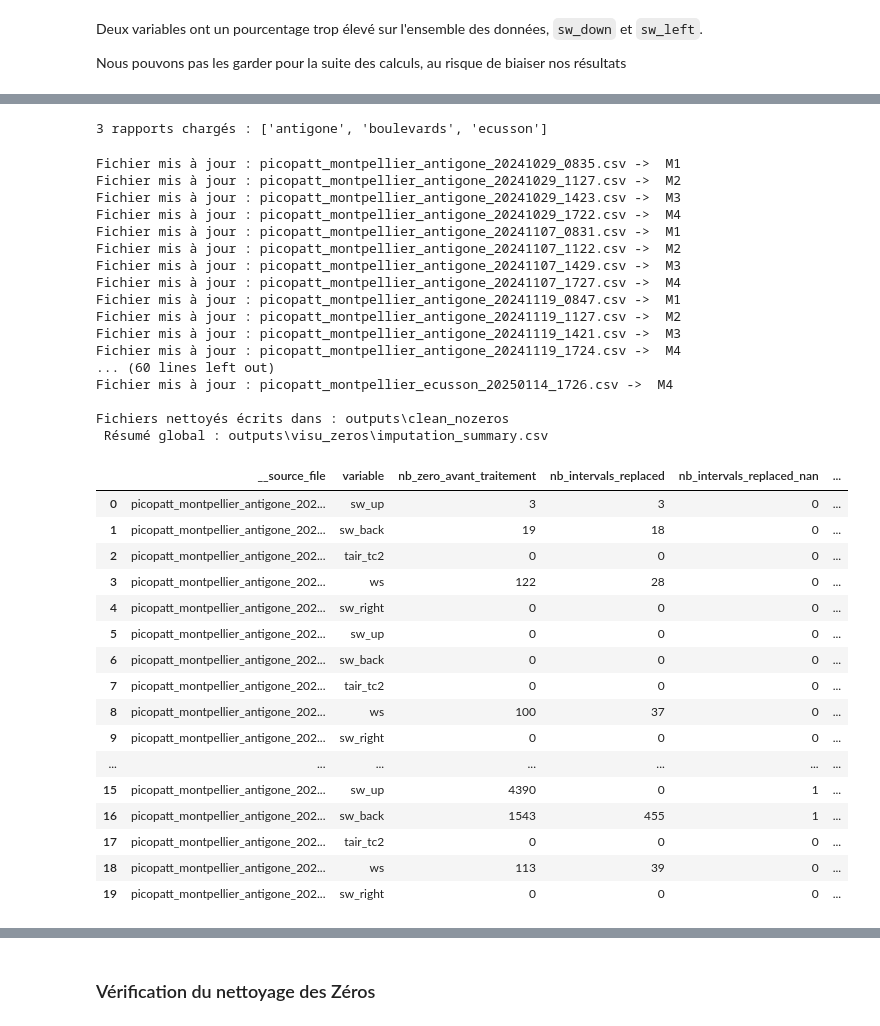
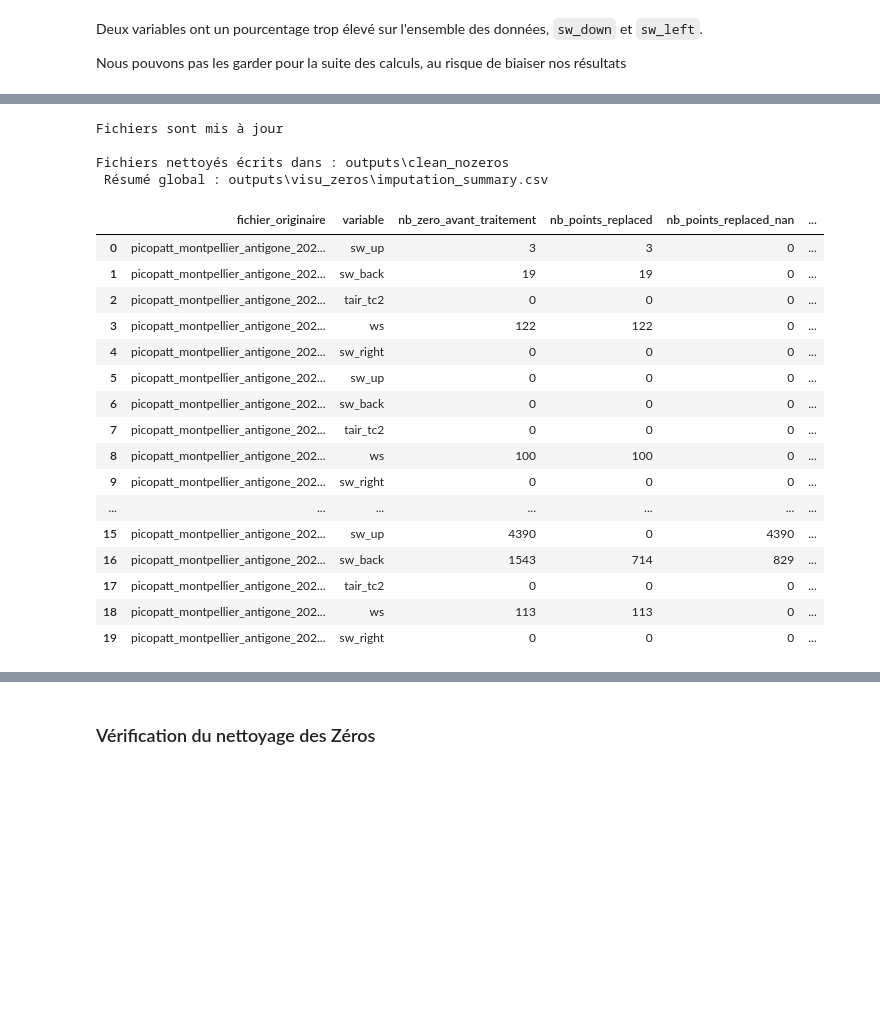
Before and after one commit to bouyaka34/TER-Picopatt, a Jupyter notebook: NoZero.ipynb, the cells around one changed output, grey strips where cells are left out. Saved outputs shown, nothing was run; the diff lists cells and outputs as text; code cells hidden in the pictures; blank space fills up the shorter version.

```diff
--- a/NoZero.ipynb
+++ b/NoZero.ipynb
@@ -26,7 +26,6 @@ pd.set_option("display.max_columns", 200)
 Lecture de tous les fichiers de données (.csv, .xlsx) du dossier `dataproc` dans un seul tableau, nettoyage des colonnes, puis vérification de la couverture temporelle et la répartition des mesures et ajout des colonnes `M_slot` (créneau horaire) et `date`.
 # %%
 raw = fc.load_all(DATA_DIR, False)
-
 # Résumé
 print("Chargement terminé.")
 print("Couverture :", raw['date'].min(), "->", raw['date'].max())
@@ -37,6 +36,7 @@ print(
        .fillna(0)
        .astype(int)
 )
+raw.rename(columns={"__source_file": "fichier_originaire"}, inplace=True)
 # %% [output]
 Chargement terminé.
 Couverture : 2024-10-29 -> 2025-01-16
@@ -361,17 +361,4 @@ def zeros_intervals_for_track(raw: pd.DataFrame, track_name: str, cols=None, min
     return out
-# %%
-# Chargement de tous les rapports de zéros (hors intervalles)
-reports = {}
-for p in VZERO.glob("zeros_*.csv"):
-    if "intervalles" in p.name:
-        continue  # on saute les fichiers d'intervalles
-    df = pd.read_csv(p)
-    track = p.stem.replace("zeros_", "")
-    reports[track] = df
-
-print(f"{len(reports)} rapports chargés : {list(reports.keys())}")
-# %% [output]
-3 rapports chargés : ['antigone', 'boulevards', 'ecusson']
 # %%
 # Variables à traiter uniquement
 VARS_TO_IMPUTE = ("sw_up","sw_back","tair_tc2","ws","sw_right")
@@ -425,7 +412,7 @@ def _replace_zero_runs_with_endpoints_mean(s: pd.Series, max_run: int = 30) -> p
 CLEAN_DIR = OUTPUT_DIR / "clean_nozeros"
 fc.create_folder(CLEAN_DIR)
 
-def process_file_block(df_file: pd.DataFrame,
+def nozero(df_file: pd.DataFrame,
                        vars_to_impute=VARS_TO_IMPUTE,
                        max_run: int = MAX_RUN) -> tuple[pd.DataFrame, list[dict]]:
     """
@@ -446,15 +433,15 @@ def process_file_block(df_file: pd.DataFrame,
         # Si la colonne n'existe pas dans ce fichier
         if col not in df_out.columns:
             summary.append({
-                "__source_file": df_out["__source_file"].iloc[0],
+                "fichier_originaire": df_out["fichier_originaire"].iloc[0],
                 "variable": col,
                 "nb_zero_avant_traitement": 0,
                 "nb_intervals_replaced": 0,
                 "nb_intervals_replaced_nan": 0,
                 "nb_points_replaced": 0,
                 "nb_points_replaced_nan": 0,
-                "index_intervals_replaced": [],
-                "index_intervals_replaced_nan": [],
+                "index_replaced": [],
+                "index_replaced_nan": [],
                 "note": "colonne absente"
             })
             continue
@@ -482,8 +469,8 @@ def process_file_block(df_file: pd.DataFrame,
         nb_intervals_replaced_nan = 0
         nb_points_replaced = 0
         nb_points_replaced_nan = 0
-        index_intervals_replaced = []
-        index_intervals_replaced_nan = []
+        index_replaced = []
+        index_replaced_nan = []
 
         for i0, i1 in zip(starts, ends):
             run_len = i1 - i0 + 1
@@ -493,24 +480,22 @@ def process_file_block(df_file: pd.DataFrame,
             if block_after.notna().all():
                 nb_intervals_replaced += 1
                 nb_points_replaced += run_len
-                index_intervals_replaced.append(run_str)
+                index_replaced.append(run_str)
 
             else:
                 nb_intervals_replaced_nan += 1
                 nb_points_replaced_nan += run_len
-                index_intervals_replaced_nan.append(run_str)
+                index_replaced_nan.append(run_str)
 
 
         summary.append({
-            "__source_file": df_out["__source_file"].iloc[0],
+            "fichier_originaire": df_out["fichier_originaire"].iloc[0],
             "variable": col,
             "nb_zero_avant_traitement": int(nb_zero_avant_traitement),
-            "nb_intervals_replaced": int(nb_intervals_replaced),
-            "nb_intervals_replaced_nan": int(nb_intervals_replaced_nan),
             "nb_points_replaced": int(nb_points_replaced),
             "nb_points_replaced_nan": int(nb_points_replaced_nan),
-            "index_intervals_replaced": index_intervals_replaced,
-            "index_intervals_replaced_nan": index_intervals_replaced_nan
+            "index_replaced": index_replaced,
+            "index_replaced_nan": index_replaced_nan
         })
 
     return df_out, summary
@@ -518,67 +503,55 @@ def process_file_block(df_file: pd.DataFrame,
 # Boucle globale : traitement de tous les fichiers
 all_summ = []
 
-for src, df_file in raw.groupby("__source_file", sort=False):
+for src, df_file in raw.groupby("fichier_originaire", sort=False):
     #  Nettoyage et imputation des zéros
-    df_clean, summ = process_file_block(df_file, vars_to_impute=VARS_TO_IMPUTE, max_run=MAX_RUN)
+    df_clean, summ = nozero(df_file, vars_to_impute=VARS_TO_IMPUTE, max_run=MAX_RUN)
     all_summ.extend(summ)
 
     #  Attribution du M_slot (pour l’hiver)
     mslot = fc.assign_mslot_from_filename_winter(src)
     df_clean["M_slot"] = mslot
 
-    # Sauvegarde ( on écrase toujours pour forcer la mise à jour du M_slot)
+    # Sauvegarde
     out_path = CLEAN_DIR / src
     df_clean.to_csv(out_path, index=False)
-    print(f"Fichier mis à jour : {out_path.name} ->  {mslot}")
+
+print("Fichiers sont mis à jour")
 
 # Export du résumé global
 summary_df = pd.DataFrame(all_summ)
 summary_path = VZERO / "imputation_summary.csv"
 summary_df.to_csv(summary_path, index=False)
 
 #  Synthèse rapide
 print(f"\nFichiers nettoyés écrits dans : {CLEAN_DIR}")
 print(f" Résumé global : {summary_path}\n")
 
 display(summary_df.head(20))
 
 # Vue d'ensemble par variable
 print("Résumé global des imputations par variable :")
-print(summary_df.groupby("variable")[["nb_intervals_replaced", "nb_intervals_replaced_nan", "nb_points_replaced", "nb_points_replaced_nan"]].sum())
+print(summary_df.groupby("variable")[["nb_zero_avant_traitement","nb_points_replaced", "nb_points_replaced_nan"]].sum())
 # %% [output]
-Fichier mis à jour : picopatt_montpellier_antigone_20241029_0835.csv ->  M1
-Fichier mis à jour : picopatt_montpellier_antigone_20241029_1127.csv ->  M2
-Fichier mis à jour : picopatt_montpellier_antigone_20241029_1423.csv ->  M3
-Fichier mis à jour : picopatt_montpellier_antigone_20241029_1722.csv ->  M4
-Fichier mis à jour : picopatt_montpellier_antigone_20241107_0831.csv ->  M1
-Fichier mis à jour : picopatt_montpellier_antigone_20241107_1122.csv ->  M2
-Fichier mis à jour : picopatt_montpellier_antigone_20241107_1429.csv ->  M3
-Fichier mis à jour : picopatt_montpellier_antigone_20241107_1727.csv ->  M4
-Fichier mis à jour : picopatt_montpellier_antigone_20241119_0847.csv ->  M1
-Fichier mis à jour : picopatt_montpellier_antigone_20241119_1127.csv ->  M2
-Fichier mis à jour : picopatt_montpellier_antigone_20241119_1421.csv ->  M3
-Fichier mis à jour : picopatt_montpellier_antigone_20241119_1724.csv ->  M4
-... (60 lines left out)
-Fichier mis à jour : picopatt_montpellier_ecusson_20250114_1726.csv ->  M4
+Fichiers sont mis à jour
 
 Fichiers nettoyés écrits dans : outputs\clean_nozeros
  Résumé global : outputs\visu_zeros\imputation_summary.csv
-|  | __source_file | variable | nb_zero_avant_traitement | nb_intervals_replaced | nb_intervals_replaced_nan | ... |
+|  | fichier_originaire | variable | nb_zero_avant_traitement | nb_points_replaced | nb_points_replaced_nan | ... |
 | 0 | picopatt_montpellier_antigone_202... | sw_up | 3 | 3 | 0 | ... |
-| 1 | picopatt_montpellier_antigone_202... | sw_back | 19 | 18 | 0 | ... |
+| 1 | picopatt_montpellier_antigone_202... | sw_back | 19 | 19 | 0 | ... |
 | 2 | picopatt_montpellier_antigone_202... | tair_tc2 | 0 | 0 | 0 | ... |
-| 3 | picopatt_montpellier_antigone_202... | ws | 122 | 28 | 0 | ... |
+| 3 | picopatt_montpellier_antigone_202... | ws | 122 | 122 | 0 | ... |
 | 4 | picopatt_montpellier_antigone_202... | sw_right | 0 | 0 | 0 | ... |
 | 5 | picopatt_montpellier_antigone_202... | sw_up | 0 | 0 | 0 | ... |
 | 6 | picopatt_montpellier_antigone_202... | sw_back | 0 | 0 | 0 | ... |
 | 7 | picopatt_montpellier_antigone_202... | tair_tc2 | 0 | 0 | 0 | ... |
-| 8 | picopatt_montpellier_antigone_202... | ws | 100 | 37 | 0 | ... |
+| 8 | picopatt_montpellier_antigone_202... | ws | 100 | 100 | 0 | ... |
 | 9 | picopatt_montpellier_antigone_202... | sw_right | 0 | 0 | 0 | ... |
 | ... | ... | ... | ... | ... | ... | ... |
-| 15 | picopatt_montpellier_antigone_202... | sw_up | 4390 | 0 | 1 | ... |
-| 16 | picopatt_montpellier_antigone_202... | sw_back | 1543 | 455 | 1 | ... |
+| 15 | picopatt_montpellier_antigone_202... | sw_up | 4390 | 0 | 4390 | ... |
+| 16 | picopatt_montpellier_antigone_202... | sw_back | 1543 | 714 | 829 | ... |
 | 17 | picopatt_montpellier_antigone_202... | tair_tc2 | 0 | 0 | 0 | ... |
-| 18 | picopatt_montpellier_antigone_202... | ws | 113 | 39 | 0 | ... |
+| 18 | picopatt_montpellier_antigone_202... | ws | 113 | 113 | 0 | ... |
 | 19 | picopatt_montpellier_antigone_202... | sw_right | 0 | 0 | 0 | ... |
 Résumé global des imputations par variable :
```
Also changed, not shown: parts of 6 cells of this notebook, 3 other files.
